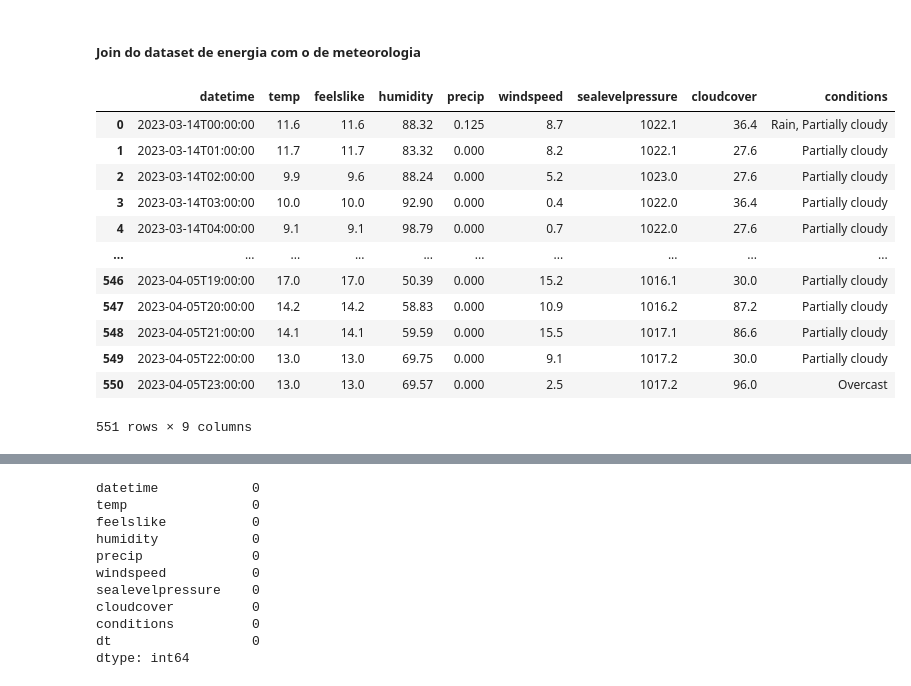
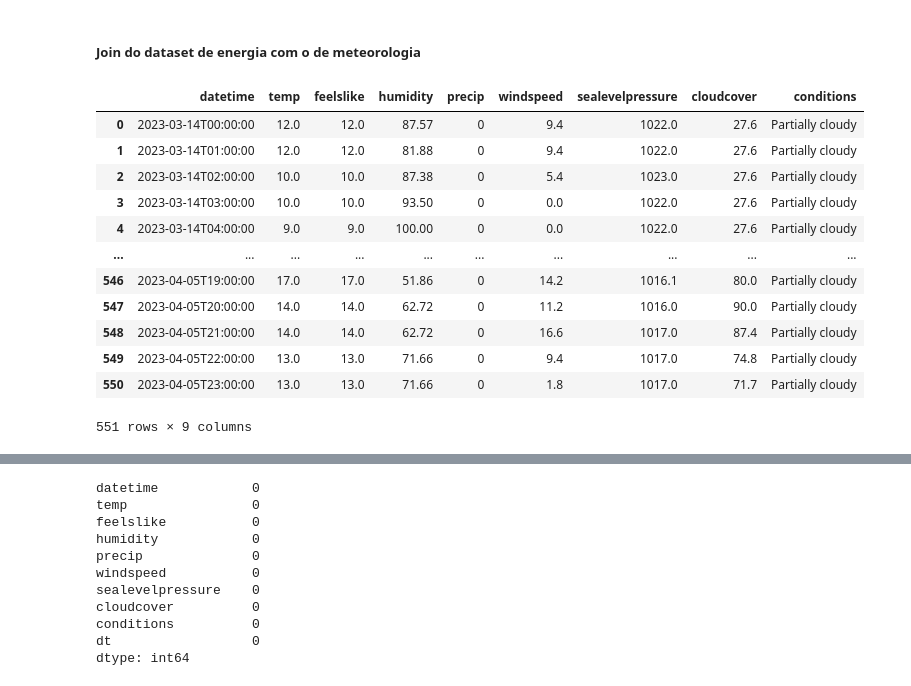
Before and after one commit to joaofaria19/DAA-Trabalho, a Jupyter notebook: competicao.ipynb, the cells around one changed output, grey strips where cells are left out. Saved outputs shown, nothing was run; the diff lists cells and outputs as text; code cells hidden in the pictures.

```diff
--- a/competicao.ipynb
+++ b/competicao.ipynb
@@ -86,21 +86,21 @@ df_train = pd.merge(df_energia_train, df_meteo_train, left_on='dt', right_on='dt
 
 df_teste = pd.merge(df_energia_teste, df_meteo_teste, left_on='dt', right_on='dt', how='left')
 # %%
-df_meteo_emfalta = pd.read_csv('./datasets/competicao/Braga_tocomplete.csv')
+df_meteo_emfalta = pd.read_csv('./datasets/competicao/Guimarães_tocomplete.csv')
 df_meteo_emfalta
 # %% [output]
 |  | datetime | temp | feelslike | humidity | precip | windspeed | sealevelpressure | cloudcover | conditions |
-| 0 | 2023-03-14T00:00:00 | 11.6 | 11.6 | 88.32 | 0.125 | 8.7 | 1022.1 | 36.4 | Rain, Partially cloudy |
-| 1 | 2023-03-14T01:00:00 | 11.7 | 11.7 | 83.32 | 0.000 | 8.2 | 1022.1 | 27.6 | Partially cloudy |
-| 2 | 2023-03-14T02:00:00 | 9.9 | 9.6 | 88.24 | 0.000 | 5.2 | 1023.0 | 27.6 | Partially cloudy |
-| 3 | 2023-03-14T03:00:00 | 10.0 | 10.0 | 92.90 | 0.000 | 0.4 | 1022.0 | 36.4 | Partially cloudy |
-| 4 | 2023-03-14T04:00:00 | 9.1 | 9.1 | 98.79 | 0.000 | 0.7 | 1022.0 | 27.6 | Partially cloudy |
+| 0 | 2023-03-14T00:00:00 | 12.0 | 12.0 | 87.57 | 0 | 9.4 | 1022.0 | 27.6 | Partially cloudy |
+| 1 | 2023-03-14T01:00:00 | 12.0 | 12.0 | 81.88 | 0 | 9.4 | 1022.0 | 27.6 | Partially cloudy |
+| 2 | 2023-03-14T02:00:00 | 10.0 | 10.0 | 87.38 | 0 | 5.4 | 1023.0 | 27.6 | Partially cloudy |
+| 3 | 2023-03-14T03:00:00 | 10.0 | 10.0 | 93.50 | 0 | 0.0 | 1022.0 | 27.6 | Partially cloudy |
+| 4 | 2023-03-14T04:00:00 | 9.0 | 9.0 | 100.00 | 0 | 0.0 | 1022.0 | 27.6 | Partially cloudy |
 | ... | ... | ... | ... | ... | ... | ... | ... | ... | ... |
-| 546 | 2023-04-05T19:00:00 | 17.0 | 17.0 | 50.39 | 0.000 | 15.2 | 1016.1 | 30.0 | Partially cloudy |
-| 547 | 2023-04-05T20:00:00 | 14.2 | 14.2 | 58.83 | 0.000 | 10.9 | 1016.2 | 87.2 | Partially cloudy |
-| 548 | 2023-04-05T21:00:00 | 14.1 | 14.1 | 59.59 | 0.000 | 15.5 | 1017.1 | 86.6 | Partially cloudy |
-| 549 | 2023-04-05T22:00:00 | 13.0 | 13.0 | 69.75 | 0.000 | 9.1 | 1017.2 | 30.0 | Partially cloudy |
-| 550 | 2023-04-05T23:00:00 | 13.0 | 13.0 | 69.57 | 0.000 | 2.5 | 1017.2 | 96.0 | Overcast |
+| 546 | 2023-04-05T19:00:00 | 17.0 | 17.0 | 51.86 | 0 | 14.2 | 1016.1 | 80.0 | Partially cloudy |
+| 547 | 2023-04-05T20:00:00 | 14.0 | 14.0 | 62.72 | 0 | 11.2 | 1016.0 | 90.0 | Partially cloudy |
+| 548 | 2023-04-05T21:00:00 | 14.0 | 14.0 | 62.72 | 0 | 16.6 | 1017.0 | 87.4 | Partially cloudy |
+| 549 | 2023-04-05T22:00:00 | 13.0 | 13.0 | 71.66 | 0 | 9.4 | 1017.0 | 74.8 | Partially cloudy |
+| 550 | 2023-04-05T23:00:00 | 13.0 | 13.0 | 71.66 | 0 | 1.8 | 1017.0 | 71.7 | Partially cloudy |
 551 rows × 9 columns
 # %%
 df_meteo_emfalta['dt'] = pd.to_datetime(df_meteo_emfalta['datetime'], format='%Y-%m-%dT%H:%M:%S')
```
Also changed, not shown: parts of 46 cells of this notebook, 11 other files.
